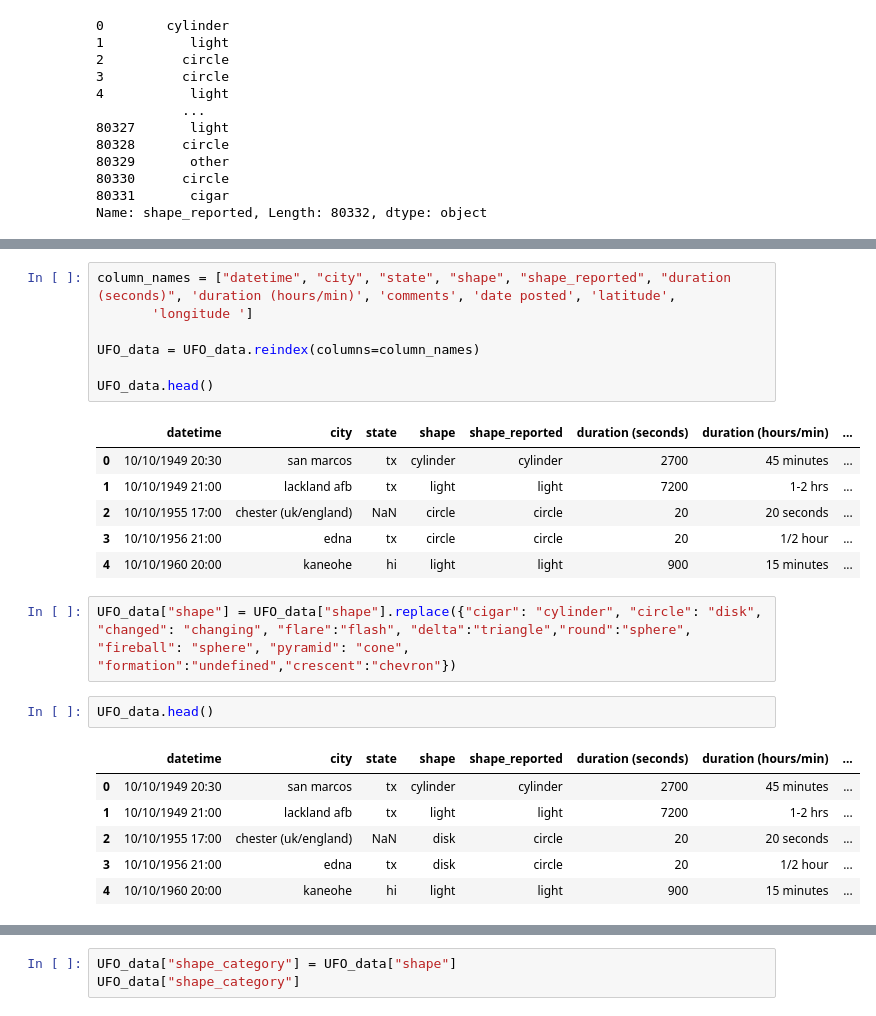
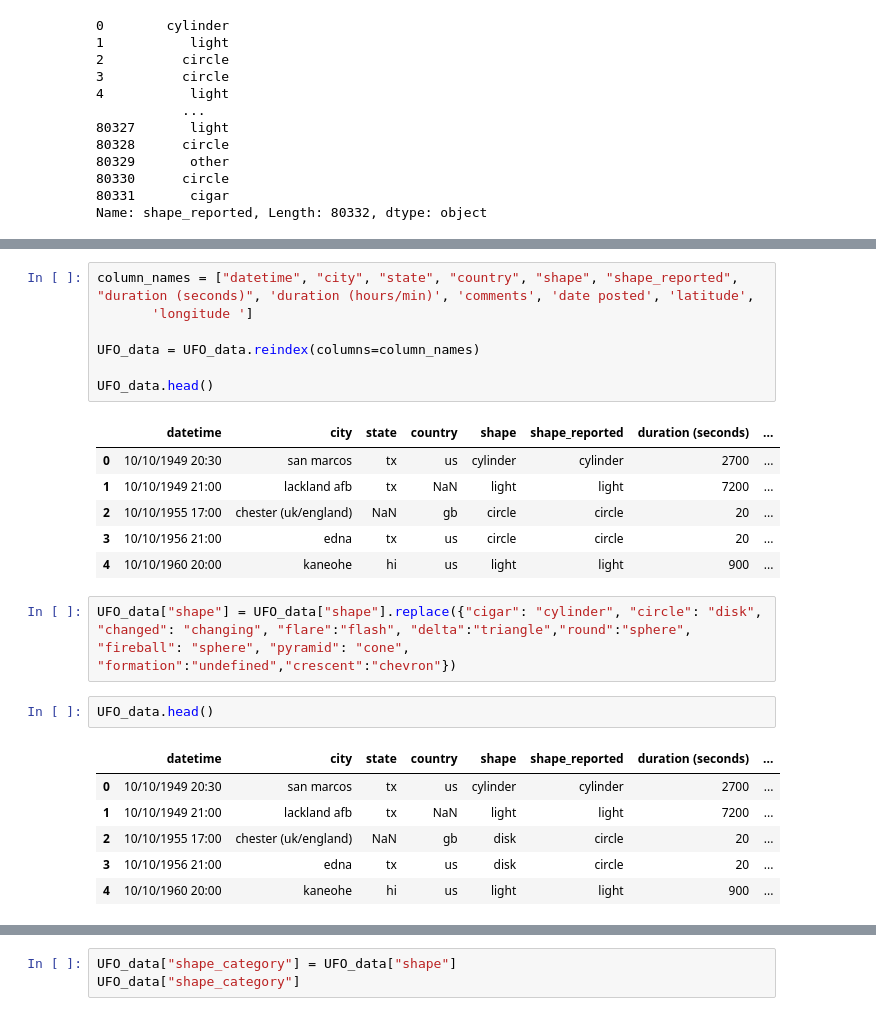
Before and after one commit to AmyWagarCinch/UFO-Sighting-Analysis, a Jupyter notebook: UFO_shapes.ipynb, the cells around one changed output, grey strips where cells are left out. Cells and saved outputs as stored; diff of their text form.

```diff
--- a/UFO_shapes.ipynb
+++ b/UFO_shapes.ipynb
@@ -89,30 +89,30 @@ UFO_data.head()
 | 3 | 10/10/1956 21:00 | edna | tx | us | circle | 20 | 1/2 hour | My older brother and twin sister ... | ... |
 | 4 | 10/10/1960 20:00 | kaneohe | hi | us | light | 900 | 15 minutes | AS a Marine 1st Lt. flying an FJ4... | ... |
 # %%
-column_names = ["datetime", "city", "state", "shape", "shape_reported", "duration (seconds)", 'duration (hours/min)', 'comments', 'date posted', 'latitude',
+column_names = ["datetime", "city", "state", "country", "shape", "shape_reported", "duration (seconds)", 'duration (hours/min)', 'comments', 'date posted', 'latitude',
        'longitude ']
 
 UFO_data = UFO_data.reindex(columns=column_names)
 
 UFO_data.head()
 # %% [output]
-|  | datetime | city | state | shape | shape_reported | duration (seconds) | duration (hours/min) | ... |
-| 0 | 10/10/1949 20:30 | san marcos | tx | cylinder | cylinder | 2700 | 45 minutes | ... |
-| 1 | 10/10/1949 21:00 | lackland afb | tx | light | light | 7200 | 1-2 hrs | ... |
-| 2 | 10/10/1955 17:00 | chester (uk/england) | NaN | circle | circle | 20 | 20 seconds | ... |
-| 3 | 10/10/1956 21:00 | edna | tx | circle | circle | 20 | 1/2 hour | ... |
-| 4 | 10/10/1960 20:00 | kaneohe | hi | light | light | 900 | 15 minutes | ... |
+|  | datetime | city | state | country | shape | shape_reported | duration (seconds) | ... |
+| 0 | 10/10/1949 20:30 | san marcos | tx | us | cylinder | cylinder | 2700 | ... |
+| 1 | 10/10/1949 21:00 | lackland afb | tx | NaN | light | light | 7200 | ... |
+| 2 | 10/10/1955 17:00 | chester (uk/england) | NaN | gb | circle | circle | 20 | ... |
+| 3 | 10/10/1956 21:00 | edna | tx | us | circle | circle | 20 | ... |
+| 4 | 10/10/1960 20:00 | kaneohe | hi | us | light | light | 900 | ... |
 # %%
 UFO_data["shape"] = UFO_data["shape"].replace({"cigar": "cylinder", "circle": "disk", "changed": "changing", "flare":"flash", "delta":"triangle","round":"sphere", "fireball": "sphere", "pyramid": "cone", "formation":"undefined","crescent":"chevron"})
 # %%
 UFO_data.head()
 # %% [output]
-|  | datetime | city | state | shape | shape_reported | duration (seconds) | duration (hours/min) | ... |
-| 0 | 10/10/1949 20:30 | san marcos | tx | cylinder | cylinder | 2700 | 45 minutes | ... |
-| 1 | 10/10/1949 21:00 | lackland afb | tx | light | light | 7200 | 1-2 hrs | ... |
-| 2 | 10/10/1955 17:00 | chester (uk/england) | NaN | disk | circle | 20 | 20 seconds | ... |
-| 3 | 10/10/1956 21:00 | edna | tx | disk | circle | 20 | 1/2 hour | ... |
-| 4 | 10/10/1960 20:00 | kaneohe | hi | light | light | 900 | 15 minutes | ... |
+|  | datetime | city | state | country | shape | shape_reported | duration (seconds) | ... |
+| 0 | 10/10/1949 20:30 | san marcos | tx | us | cylinder | cylinder | 2700 | ... |
+| 1 | 10/10/1949 21:00 | lackland afb | tx | NaN | light | light | 7200 | ... |
+| 2 | 10/10/1955 17:00 | chester (uk/england) | NaN | gb | disk | circle | 20 | ... |
+| 3 | 10/10/1956 21:00 | edna | tx | us | disk | circle | 20 | ... |
+| 4 | 10/10/1960 20:00 | kaneohe | hi | us | light | light | 900 | ... |
 # %%
 shape_numbers2 = UFO_data["shape"].value_counts()
 shape_numbers2
```
Also changed, not shown: parts of 5 cells of this notebook, 3 other files.
